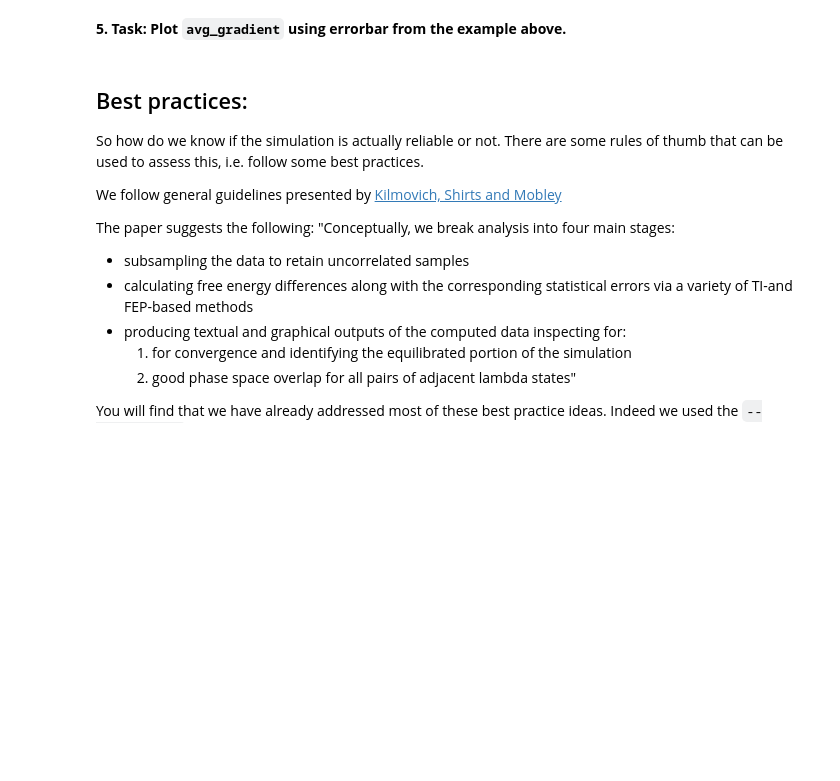
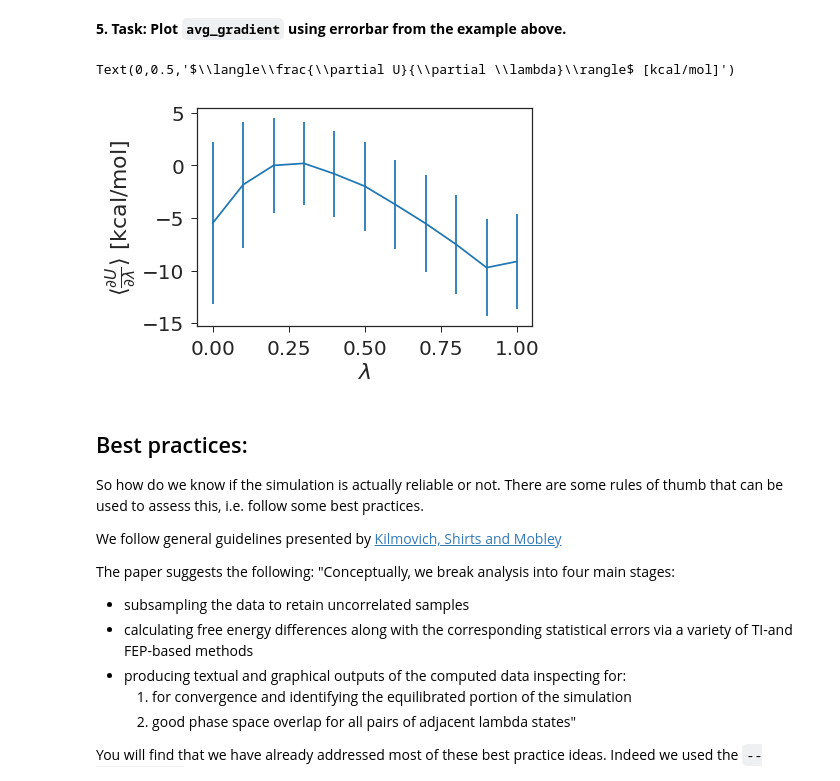
Before and after one commit to CCPBioSim/feanalysis-workshop, a Jupyter notebook: 01_Analysis_ethane_methanol/answers/Exercise_01_answers.ipynb, the cells around one changed output. Saved outputs shown, nothing was run; the diff lists cells and outputs as text; code cells hidden in the pictures; blank space fills up the shorter version.

```diff
--- a/01_Analysis_ethane_methanol/answers/Exercise_01_answers.ipynb
+++ b/01_Analysis_ethane_methanol/answers/Exercise_01_answers.ipynb
@@ -212,6 +300,12 @@ avg_gradient =np.array(avg_gradient)
 **5. Task: Plot `avg_gradient` using errorbar from the example above.**
 # %%
 #Insert code here to plot the average gradient
+errorbar(avg_gradient[:,0], avg_gradient[:,1], avg_gradient[:,2])
+xlabel(r'$\lambda$')
+ylabel(r'$\langle\frac{\partial U}{\partial \lambda}\rangle$ [kcal/mol]')
+# %% [output]
+Text(0,0.5,'$\\langle\\frac{\\partial U}{\\partial \\lambda}\\rangle$ [kcal/mol]')
+[figure, added]
 # %% [markdown]
 ## Best practices:
 So how do we know if the simulation is actually reliable or not. There are some rules of thumb that can be used to assess this, i.e. follow some best practices.
```
Also changed, not shown: parts of 20 cells of this notebook.
